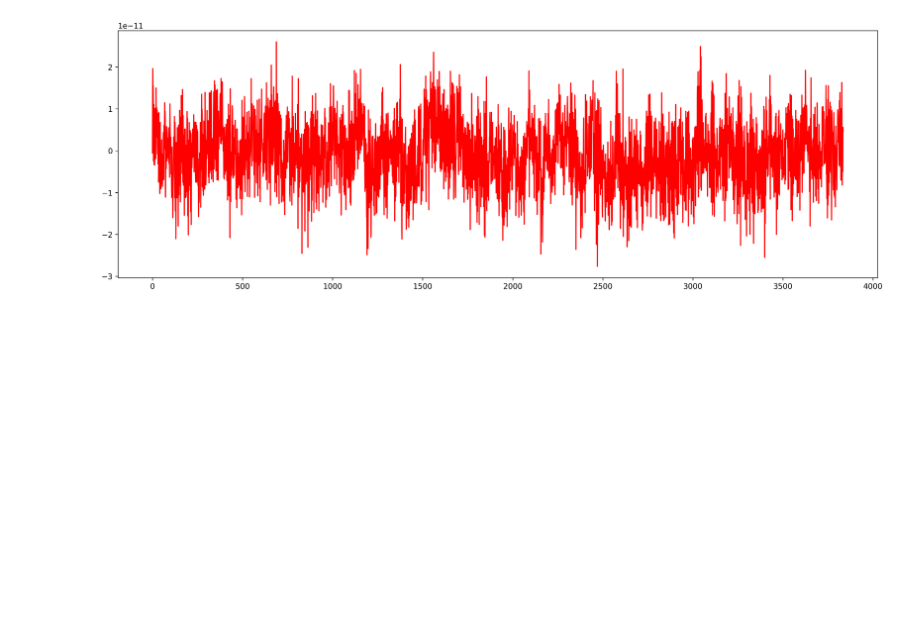
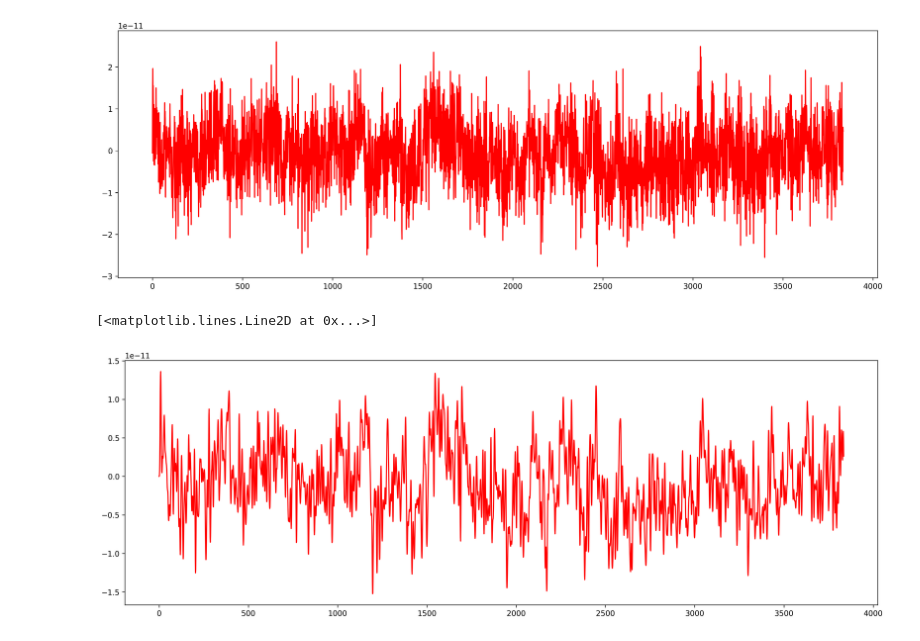
Before and after one commit to beimingcao/E2E_MEG_ASR, a Jupyter notebook: debug.ipynb, the cells around one changed output. Saved outputs shown, nothing was run; the diff lists cells and outputs as text; code cells hidden in the pictures; blank space fills up the shorter version.

```diff
--- a/debug.ipynb
+++ b/debug.ipynb
@@ -51,17 +51,18 @@ class low_pass_filtering(object):
         self.fs = fs
         self.cutoff_freq = cutoff_freq
     def __call__(self, I):
+        if self.cutoff_freq >= self.fs//2:
+            raise Exception("Cutoff freq must be lower than half of the sampling rate, based on the Nyquist criterion")
         from scipy.signal import butter, lfilter
         cutoff_norm = self.cutoff_freq/(self.fs/2)
         b, a = butter(5, cutoff_norm, btype='low', analog=False)
+        I_filtered_list = []
+        for i in range(I.shape[1]):
+            _I = lfilter(b, a, I[:,i])
+            I_filtered_list.append(_I)
+            I_filtered = np.vstack(I_filtered_list)
 
-        for i in range(I.shape[1]):
-            print(i)
+        return I_filtered.T
 
-        I_filtered = lfilter(b, a, I)
-
-        return I_filtered
-
-LP = low_pass_filtering(400, 1000)
-
+LP = low_pass_filtering(200, 1000)
 S_F = LP(sample_meg)
@@ -91,3 +74,11 @@ plt.plot(x1, 'r')
 # %% [output]
 [<matplotlib.lines.Line2D at 0x...>]
 [figure]
+# %%
+fs = 36
+plt.figure(figsize=(18,6), dpi=300)
+x1 = S_F[:,0]
+plt.plot(x1, 'r')
+# %% [output]
+[<matplotlib.lines.Line2D at 0x...>]
+[figure, added]
```
Also changed, not shown: parts of 2 cells of this notebook, 4 other files.
